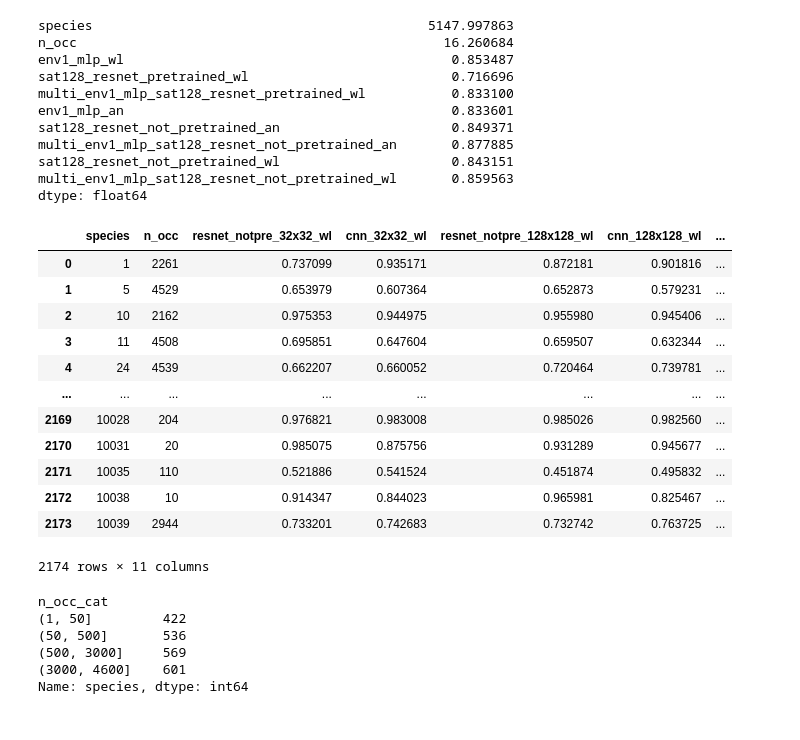
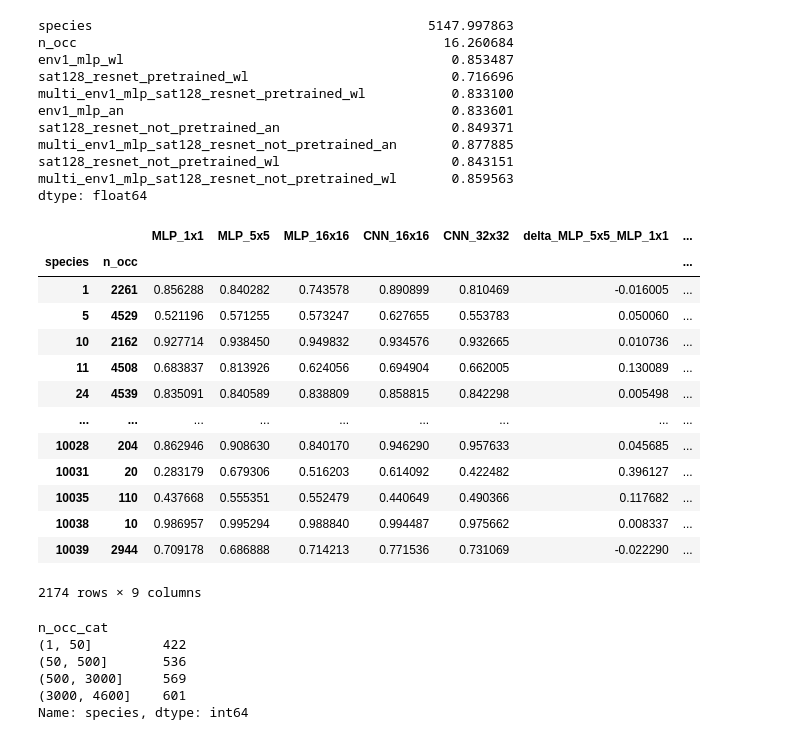
Before and after one commit to ninavantiel/multi_scale_SDMs, a Jupyter notebook: model_evaluation.ipynb, the cells around one changed output. Cells and saved outputs as stored; diff of their text form; code cells hidden in the pictures.

```diff
--- a/model_evaluation.ipynb
+++ b/model_evaluation.ipynb
@@ -5,25 +5,25 @@ import seaborn as sns
 import matplotlib.pyplot as plt
 # %%
 models = {
-    # '0213_MLP_env_1x1': 'MLP_1x1',#_weighted_loss',
-    # '0223_mlp_env_5x5': 'MLP_5x5',#_weighted_loss',
-    # '0226_mlp_env_16x16': 'MLP_16x16',#_weighted_loss',
-    # '0226_CNN_env_16x16': 'CNN_16x16',#_weighted_loss',
-    # '0223_CNN_env_32x32': 'CNN_32x32',#_weighted_loss',
+    '0213_MLP_env_1x1': 'MLP_1x1',#_weighted_loss',
+    '0223_mlp_env_5x5': 'MLP_5x5',#_weighted_loss',
+    '0226_mlp_env_16x16': 'MLP_16x16',#_weighted_loss',
+    '0226_CNN_env_16x16': 'CNN_16x16',#_weighted_loss',
+    '0223_CNN_env_32x32': 'CNN_32x32',#_weighted_loss',
 
     # '0227_mlp_env_1x1_an_loss': 'MLP_1x1',#_an_loss',
     # '0227_env5_mlp_an_loss': 'MLP_5x5',#_an_loss',
     # '0228_env16_mlp_an_loss': 'MLP_16x16',#_an_loss'
 
 
-    '0226_resnet_sat_32x32_notpretrained': 'resnet_notpre_32x32_wl',
-    '0226_CNN_sat_32x32': 'cnn_32x32_wl',
-    '0229_sat128_weighted_loss_not_pretrained': 'resnet_notpre_128x128_wl',
-    '0223_resnet_sat_128x128_lr1e-3': 'resnet_pretrained_128x128_wl',
-    '0229_sat128_cnn_an_loss': 'cnn_128x128_wl',
-    '0301_resnet_sat_32x32_anloss_notpretrained': 'resnet_notpre_32x32_an',
-    '0221_resnet_sat_128x128_an_full_loss': 'restnet_pretrained_128x128_an',
-    '0221_resnet_sat_128x128_not_pretrained': 'resnet_notpre_128x128_an',
+    # '0223_resnet_sat_128x128_lr1e-3': 'resnet_pretrained_128x128_wl',
+    # '0226_resnet_sat_32x32_notpretrained': 'resnet_notpre_32x32_wl',
+    # '0229_sat128_weighted_loss_not_pretrained': 'resnet_notpre_128x128_wl',
+    # '0226_CNN_sat_32x32': 'cnn_32x32_wl',
+    # '0229_sat128_cnn_an_loss': 'cnn_128x128_wl',
+    # # '0221_resnet_sat_128x128_an_full_loss': 'restnet_pretrained_128x128_an',
+    # '0301_resnet_sat_32x32_anloss_notpretrained': 'resnet_notpre_32x32_an',
+    # '0221_resnet_sat_128x128_not_pretrained': 'resnet_notpre_128x128_an',
 
     # '0213_MLP_env_1x1': 'env1_mlp_wl',
     # '0223_resnet_sat_128x128_lr1e-3': 'sat128_resnet_pretrained_wl',
@@ -96,29 +96,28 @@ sat128_resnet_not_pretrained_wl                      0.843151
 multi_env1_mlp_sat128_resnet_not_pretrained_wl       0.859563
 dtype: float64
 # %%
-auc_df['delta_resnet_notpre_wl_128_32'] = auc_df['resnet_notpre_128x128_wl'] - auc_df['resnet_notpre_32x32_wl']
-auc_df['delta_cnn_wl_128_32'] = auc_df['cnn_128x128_wl'] - auc_df['cnn_32x32_wl']
-auc_df['delta_resnet_notpre_an_128_32'] = auc_df['resnet_notpre_128x128_an'] - auc_df['resnet_notpre_32x32_an']
-auc_df = auc_df.reset_index()
+# auc_df['delta_resnet_notpre_wl_128_32'] = auc_df['resnet_notpre_128x128_wl'] - auc_df['resnet_notpre_32x32_wl']
+# auc_df['delta_cnn_wl_128_32'] = auc_df['cnn_128x128_wl'] - auc_df['cnn_32x32_wl']
+# auc_df['delta_resnet_notpre_an_128_32'] = auc_df['resnet_notpre_128x128_an'] - auc_df['resnet_notpre_32x32_an']
+# auc_df
+
+ref = list(models.values())[0]
+for m in list(models.values())[1:]:
+    auc_df[f"delta_{m}_{ref}"] = auc_df[m]-auc_df[ref]
 auc_df
-
-# f = list(models.values())[0]
-# for m in list(models.values())[1:]:
-#     auc_df[f"delta_{m}_{ref}"] = auc_df[m]-auc_df[ref]
-# auc_df = auc_df.reset_index()
-# auc_df
 # %% [output]
-|  | species | n_occ | resnet_notpre_32x32_wl | cnn_32x32_wl | resnet_notpre_128x128_wl | cnn_128x128_wl | ... |
-| 0 | 1 | 2261 | 0.737099 | 0.935171 | 0.872181 | 0.901816 | ... |
-| 1 | 5 | 4529 | 0.653979 | 0.607364 | 0.652873 | 0.579231 | ... |
-| 2 | 10 | 2162 | 0.975353 | 0.944975 | 0.955980 | 0.945406 | ... |
-| 3 | 11 | 4508 | 0.695851 | 0.647604 | 0.659507 | 0.632344 | ... |
-| 4 | 24 | 4539 | 0.662207 | 0.660052 | 0.720464 | 0.739781 | ... |
-| ... | ... | ... | ... | ... | ... | ... | ... |
-| 2169 | 10028 | 204 | 0.976821 | 0.983008 | 0.985026 | 0.982560 | ... |
-| 2170 | 10031 | 20 | 0.985075 | 0.875756 | 0.931289 | 0.945677 | ... |
-| 2171 | 10035 | 110 | 0.521886 | 0.541524 | 0.451874 | 0.495832 | ... |
-| 2172 | 10038 | 10 | 0.914347 | 0.844023 | 0.965981 | 0.825467 | ... |
-| 2173 | 10039 | 2944 | 0.733201 | 0.742683 | 0.732742 | 0.763725 | ... |
+|  |  | MLP_1x1 | MLP_5x5 | MLP_16x16 | CNN_16x16 | CNN_32x32 | delta_MLP_5x5_MLP_1x1 | ... |
+| species | n_occ |  |  |  |  |  |  | ... |
+| 1 | 2261 | 0.856288 | 0.840282 | 0.743578 | 0.890899 | 0.810469 | -0.016005 | ... |
+| 5 | 4529 | 0.521196 | 0.571255 | 0.573247 | 0.627655 | 0.553783 | 0.050060 | ... |
+| 10 | 2162 | 0.927714 | 0.938450 | 0.949832 | 0.934576 | 0.932665 | 0.010736 | ... |
+| 11 | 4508 | 0.683837 | 0.813926 | 0.624056 | 0.694904 | 0.662005 | 0.130089 | ... |
+| 24 | 4539 | 0.835091 | 0.840589 | 0.838809 | 0.858815 | 0.842298 | 0.005498 | ... |
+| ... | ... | ... | ... | ... | ... | ... | ... | ... |
+| 10028 | 204 | 0.862946 | 0.908630 | 0.840170 | 0.946290 | 0.957633 | 0.045685 | ... |
+| 10031 | 20 | 0.283179 | 0.679306 | 0.516203 | 0.614092 | 0.422482 | 0.396127 | ... |
+| 10035 | 110 | 0.437668 | 0.555351 | 0.552479 | 0.440649 | 0.490366 | 0.117682 | ... |
+| 10038 | 10 | 0.986957 | 0.995294 | 0.988840 | 0.994487 | 0.975662 | 0.008337 | ... |
+| 10039 | 2944 | 0.709178 | 0.686888 | 0.714213 | 0.771536 | 0.731069 | -0.022290 | ... |
-2174 rows × 11 columns
+2174 rows × 9 columns
 # %%
```
Also changed, not shown: parts of 7 cells of this notebook, 4 other files.
